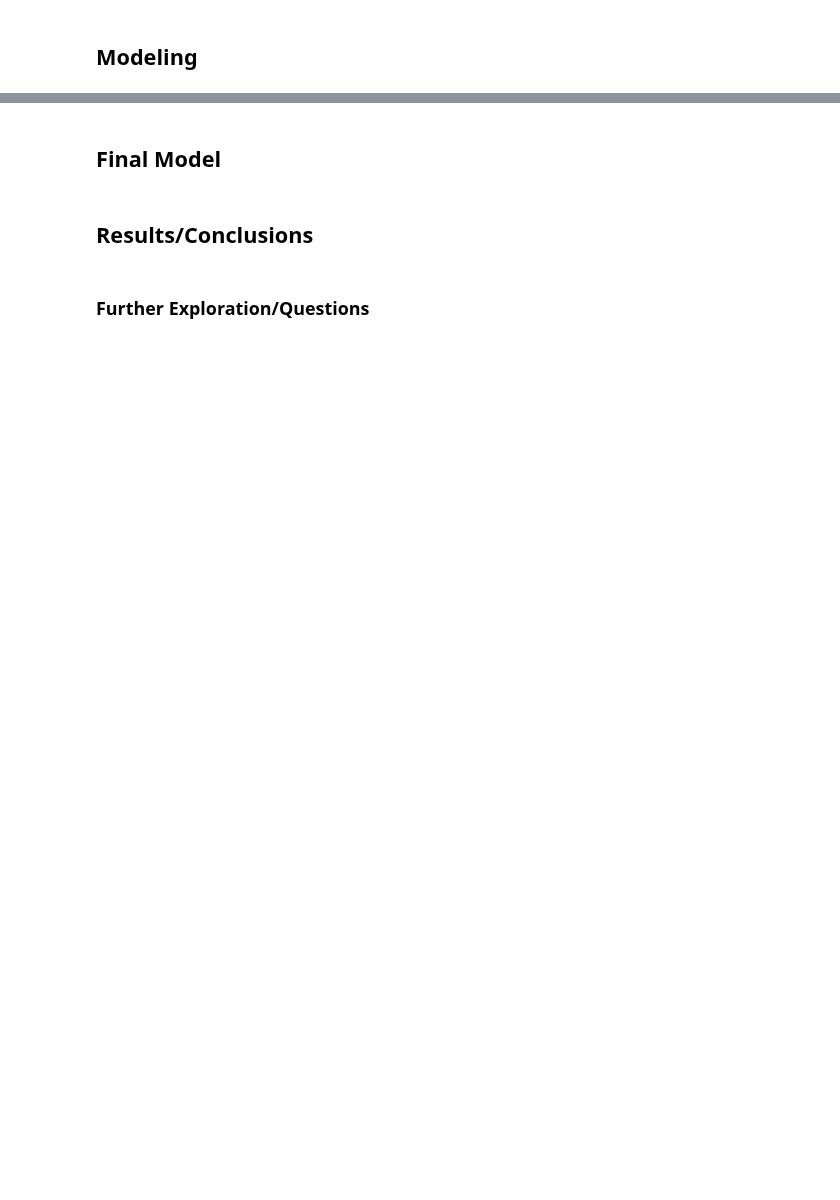
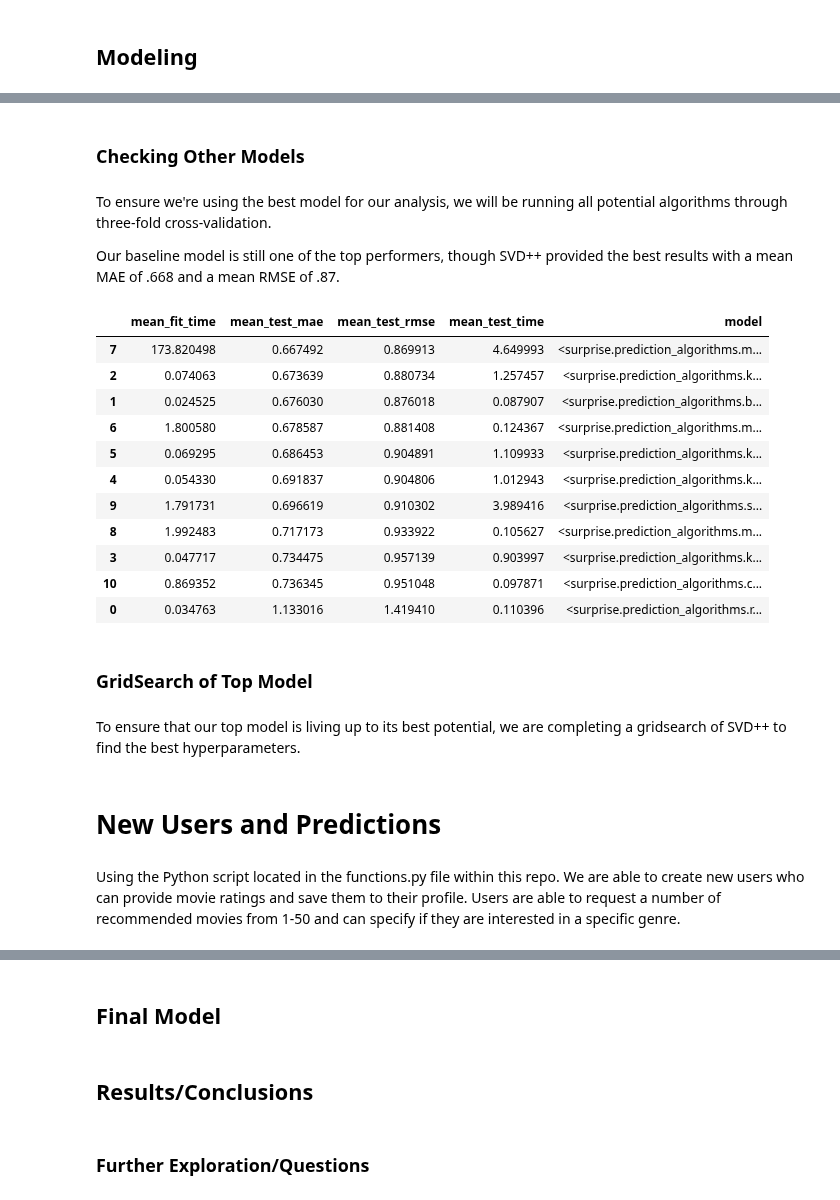
Before and after one commit to JasmineHuang25/rec-systems-project, a Jupyter notebook: clean.ipynb, the cells around one changed output, grey strips where cells are left out. Cells and saved outputs as stored; diff of their text form; code cells hidden in the pictures; blank space fills up the shorter version.

```diff
--- a/clean.ipynb
+++ b/clean.ipynb
@@ -381,0 +444,6 @@ merged_df.head()
+# %%
+cv = cross_validate(baseline, data, n_jobs=3)
+# %%
+for item in cv.items():
+    print(item[0])
+    print(np.mean(item[-1]))
@@ -382,3 +459,48 @@ merged_df.head()
+# %% [markdown]
+### Checking Other Models
+# %% [markdown]
+To ensure we're using the best model for our analysis, we will be running all potential algorithms through three-fold cross-validation.
+
+Our baseline model is still one of the top performers, though SVD++ provided the best results with a mean MAE of .668 and a mean RMSE of .87.
+# %%
+models_list = [NormalPredictor(), BaselineOnly(), KNNBaseline(random_state=42),
+               KNNBasic(random_state=42), KNNWithMeans(random_state=42),
+               KNNWithZScore(random_state=42), SVD(random_state=42),
+               SVDpp(random_state=42), NMF(random_state=42), SlopeOne(),
+               CoClustering(random_state=42)]
+# %%
+results_df = pd.DataFrame()
+
+for model in models_list:
+    model_dict = {}
+    temp_model = cross_validate(model, data, cv=3, n_jobs=3, verbose=False)
+    model_dict['model'] = model
+    for item in temp_model.items():
+        model_dict[f"mean_{item[0]}"] = np.mean(item[-1])
+    results_df = results_df.append(model_dict, ignore_index=True, sort=False)
+# %%
+results_df.sort_values('mean_test_mae')
+# %% [output]
+|  | mean_fit_time | mean_test_mae | mean_test_rmse | mean_test_time | model |
+| 7 | 173.820498 | 0.667492 | 0.869913 | 4.649993 | <surprise.prediction_algorithms.m... |
+| 2 | 0.074063 | 0.673639 | 0.880734 | 1.257457 | <surprise.prediction_algorithms.k... |
+| 1 | 0.024525 | 0.676030 | 0.876018 | 0.087907 | <surprise.prediction_algorithms.b... |
+| 6 | 1.800580 | 0.678587 | 0.881408 | 0.124367 | <surprise.prediction_algorithms.m... |
+| 5 | 0.069295 | 0.686453 | 0.904891 | 1.109933 | <surprise.prediction_algorithms.k... |
+| 4 | 0.054330 | 0.691837 | 0.904806 | 1.012943 | <surprise.prediction_algorithms.k... |
+| 9 | 1.791731 | 0.696619 | 0.910302 | 3.989416 | <surprise.prediction_algorithms.s... |
+| 8 | 1.992483 | 0.717173 | 0.933922 | 0.105627 | <surprise.prediction_algorithms.m... |
+| 3 | 0.047717 | 0.734475 | 0.957139 | 0.903997 | <surprise.prediction_algorithms.k... |
+| 10 | 0.869352 | 0.736345 | 0.951048 | 0.097871 | <surprise.prediction_algorithms.c... |
+| 0 | 0.034763 | 1.133016 | 1.419410 | 0.110396 | <surprise.prediction_algorithms.r... |
+# %% [markdown]
+### GridSearch of Top Model
+# %% [markdown]
+To ensure that our top model is living up to its best potential, we are completing a gridsearch of SVD++ to find the best hyperparameters.
+# %% [markdown]
+# New Users and Predictions
+# %% [markdown]
+Using the Python script located in the functions.py file within this repo. We are able to create new users who can provide movie ratings and save them to their profile. Users are able to request a number of recommended movies from 1-50 and can specify if they are interested in a specific genre.
 # %%
 new_user_df = merged_df.copy()
 new_user_df['username'] = np.nan
```
Also changed, not shown: parts of 58 cells of this notebook, 1 other file.
